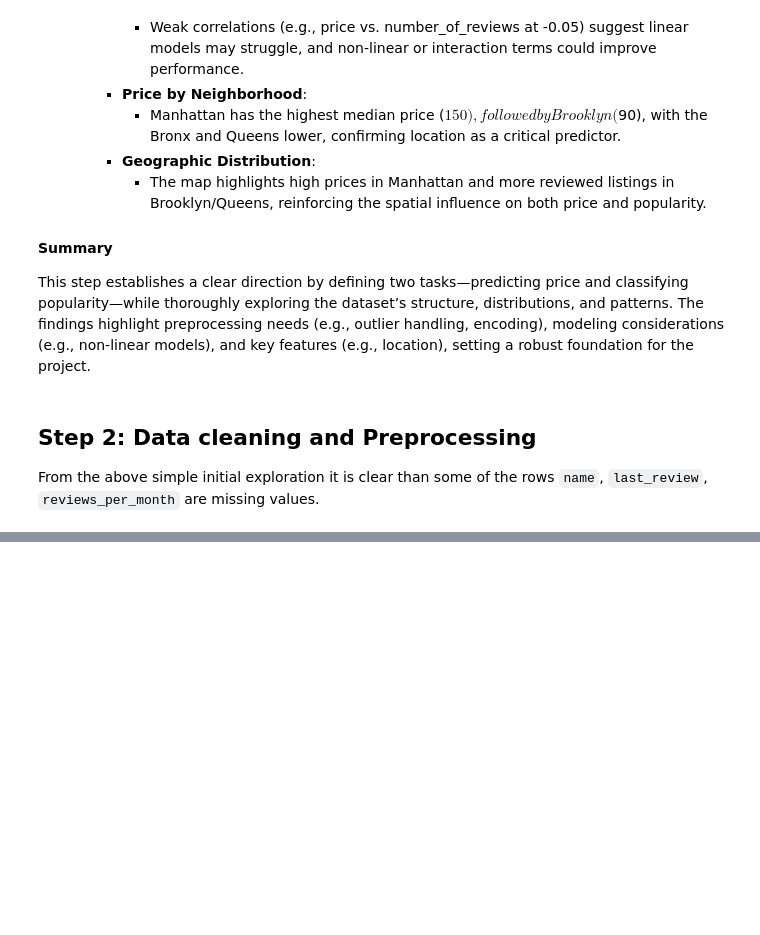
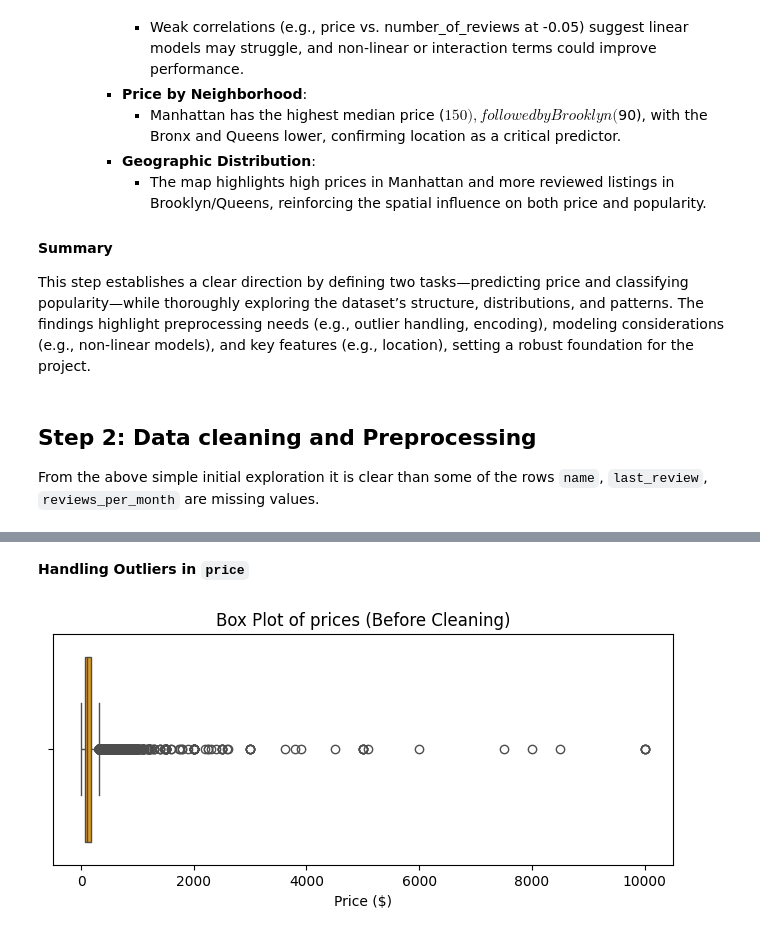
Before and after one commit to Nischal2015/data-viz, a Jupyter notebook: notebooks/notebook.ipynb, the cells around one changed output, grey strips where cells are left out. Drawn from its saved outputs; the diff is of its cells as text; code cells hidden in the pictures; blank space fills up the shorter version.

```diff
--- a/notebooks/notebook.ipynb
+++ b/notebooks/notebook.ipynb
@@ -295,8 +297,10 @@ From the above simple initial exploration it is clear than some of the rows `nam
 # %%
-# Handle missing data
-
-# Assume 0 reviews if missing (float datatype)
+# Fill missing `reviews_per_month` with 0 (no reviews)
 df.fillna({"reviews_per_month": 0}, inplace=True)
 
-# Empty string for missing names (string )
-df.fillna({"name": ""}, inplace=True)
+# Fill missing `name` and `host_name` with 'Unknown
+df.fillna({"name": "Unknown"}, inplace=True)
+df.fillna({"host_name": "Unknown"}, inplace=True)
+
+# Drop rows with missing `last_review` (small number)
+df.dropna(subset=['last_review'], inplace=True)
@@ -305,7 +306,0 @@ df.fillna({"name": ""}, inplace=True)
-# %%
-
-# Remove price outiers using IQR (inter quartile range)
-q1 = df['price'].quantile(0.25)
-q3 = df['price'].quantile(0.75)
-iqr = q3 - q1
-df = df[(df['price'] >= q1 - 1.5 * iqr) & (df['price'] <= q3 + 1.5 * iqr)]
@@ -327,0 +307,11 @@ df
+# %% [markdown]
+**Handling Outliers in `price`**
+# %%
+# Visualize price before cleaning
+plt.figure(figsize=(8, 3))
+sns.boxplot(x=df['price'], color='orange')
+plt.title("Box Plot of prices (Before Cleaning)")
+plt.xlabel('Price ($)')
+plt.show()
+# %% [output]
+[figure, added]
```
Also changed, not shown: parts of 13 cells of this notebook.
